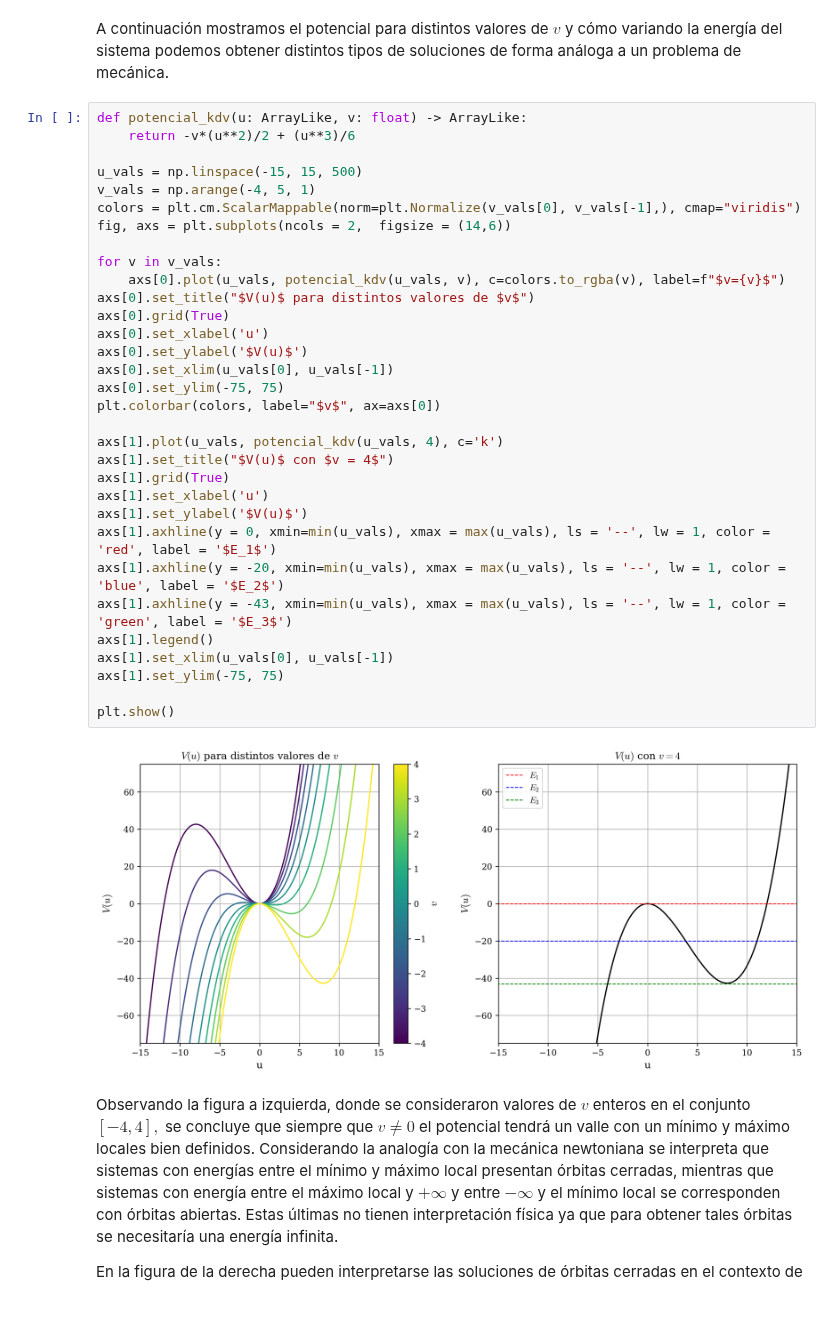
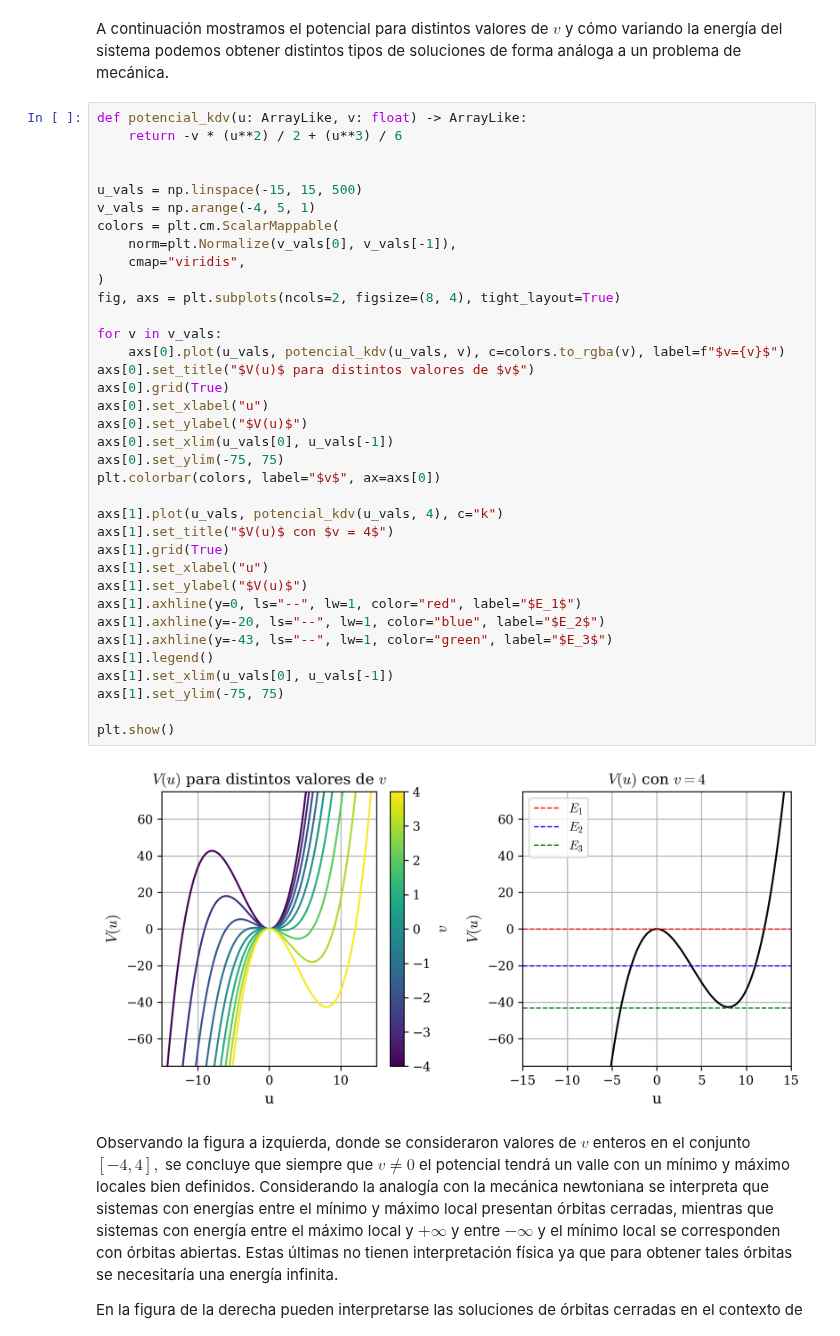
Before and after one commit to agustinbrusco/Sistemas_Complejos, a Jupyter notebook: guias/Guia4.ipynb, the cells around one changed output. Saved outputs shown, nothing was run; the diff lists cells and outputs as text; blank space fills up the shorter version.

```diff
--- a/guias/Guia4.ipynb
+++ b/guias/Guia4.ipynb
@@ -163,38 +160,42 @@ dónde $V = -v\frac{u^2}{2} + \frac{u^3}{6}$ es el potencial.
 A continuación mostramos el potencial para distintos valores de $v$ y cómo variando la energía del sistema podemos obtener distintos tipos de soluciones de forma análoga a un problema de mecánica.
 # %%
 def potencial_kdv(u: ArrayLike, v: float) -> ArrayLike:
-    return -v*(u**2)/2 + (u**3)/6
+    return -v * (u**2) / 2 + (u**3) / 6
+
 
 u_vals = np.linspace(-15, 15, 500)
 v_vals = np.arange(-4, 5, 1)
-colors = plt.cm.ScalarMappable(norm=plt.Normalize(v_vals[0], v_vals[-1],), cmap="viridis")
-fig, axs = plt.subplots(ncols = 2,  figsize = (14,6))
+colors = plt.cm.ScalarMappable(
+    norm=plt.Normalize(v_vals[0], v_vals[-1]),
+    cmap="viridis",
+)
+fig, axs = plt.subplots(ncols=2, figsize=(8, 4), tight_layout=True)
 
 for v in v_vals:
     axs[0].plot(u_vals, potencial_kdv(u_vals, v), c=colors.to_rgba(v), label=f"$v={v}$")
 axs[0].set_title("$V(u)$ para distintos valores de $v$")
 axs[0].grid(True)
-axs[0].set_xlabel('u')
-axs[0].set_ylabel('$V(u)$')
+axs[0].set_xlabel("u")
+axs[0].set_ylabel("$V(u)$")
 axs[0].set_xlim(u_vals[0], u_vals[-1])
 axs[0].set_ylim(-75, 75)
 plt.colorbar(colors, label="$v$", ax=axs[0])
 
-axs[1].plot(u_vals, potencial_kdv(u_vals, 4), c='k')
+axs[1].plot(u_vals, potencial_kdv(u_vals, 4), c="k")
 axs[1].set_title("$V(u)$ con $v = 4$")
 axs[1].grid(True)
-axs[1].set_xlabel('u')
-axs[1].set_ylabel('$V(u)$')
-axs[1].axhline(y = 0, xmin=min(u_vals), xmax = max(u_vals), ls = '--', lw = 1, color = 'red', label = '$E_1$')
-axs[1].axhline(y = -20, xmin=min(u_vals), xmax = max(u_vals), ls = '--', lw = 1, color = 'blue', label = '$E_2$')
-axs[1].axhline(y = -43, xmin=min(u_vals), xmax = max(u_vals), ls = '--', lw = 1, color = 'green', label = '$E_3$')
+axs[1].set_xlabel("u")
+axs[1].set_ylabel("$V(u)$")
+axs[1].axhline(y=0, ls="--", lw=1, color="red", label="$E_1$")
+axs[1].axhline(y=-20, ls="--", lw=1, color="blue", label="$E_2$")
+axs[1].axhline(y=-43, ls="--", lw=1, color="green", label="$E_3$")
 axs[1].legend()
 axs[1].set_xlim(u_vals[0], u_vals[-1])
 axs[1].set_ylim(-75, 75)
 
 plt.show()
 # %% [output]
-[figure, old version]
+[figure, new version]
 # %% [markdown]
 Observando la figura a izquierda, donde se consideraron valores de $v$ enteros en el conjunto $[-4, 4],$ se concluye que siempre que $v \neq 0$ el potencial tendrá un valle con un mínimo y máximo locales bien definidos. Considerando la analogía con la mecánica newtoniana se interpreta que sistemas con energías entre el mínimo y máximo local presentan órbitas cerradas, mientras que sistemas con energía entre el máximo local y $+ \infty$ y entre $- \infty$ y el mínimo local se corresponden con órbitas abiertas. Estas últimas no tienen interpretación física ya que para obtener tales órbitas se necesitaría una energía infinita.
 
```
Also changed, not shown: parts of 1 cell of this notebook.
